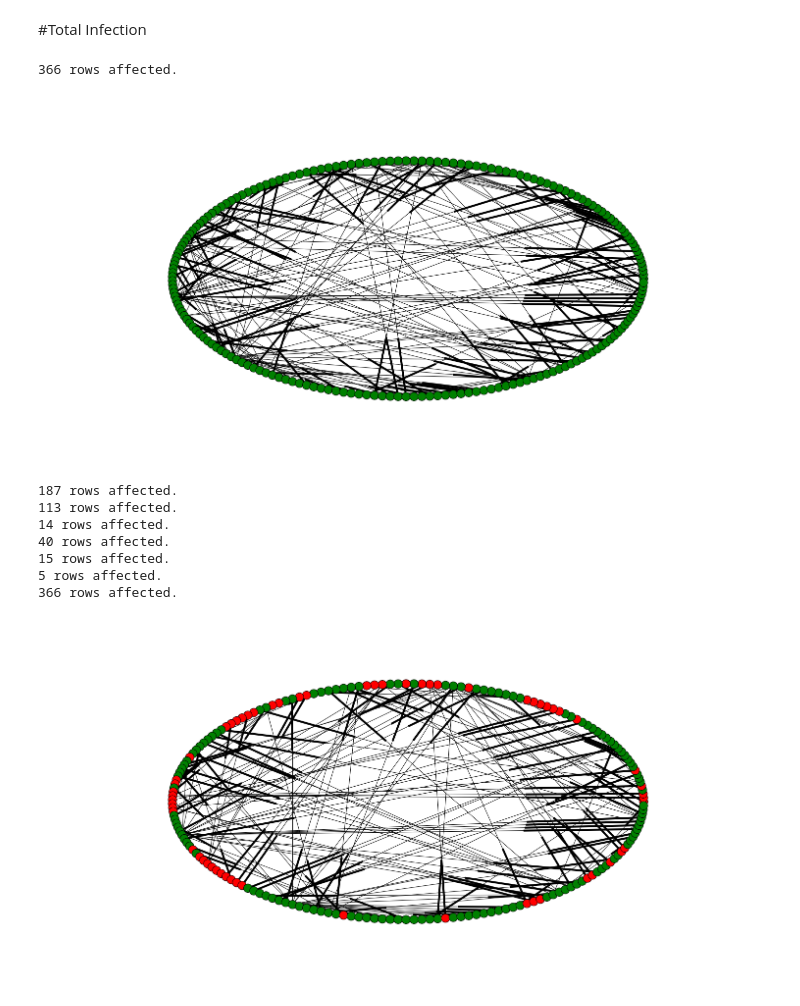
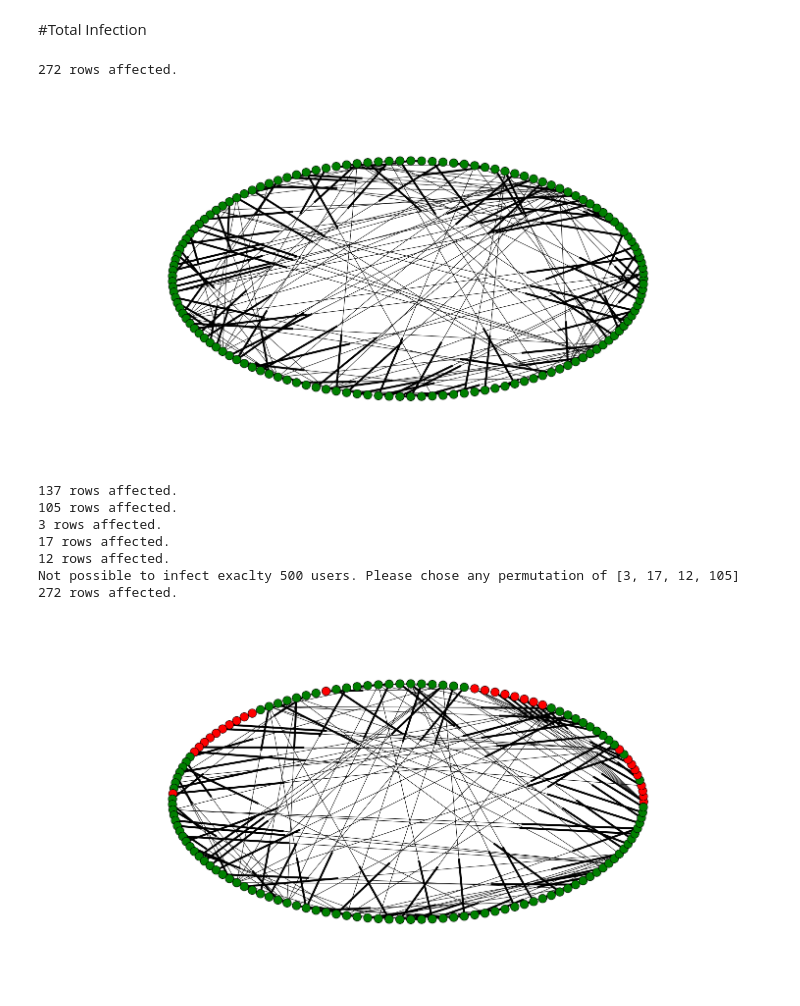
Before and after one commit to nrkfeller/UserInfection, a Jupyter notebook: KA problem.ipynb, the cells around one changed output. Cells and saved outputs as stored; diff of their text form; code cells hidden in the pictures.

```diff
--- a/KA problem.ipynb
+++ b/KA problem.ipynb
@@ -255,21 +255,21 @@ def total_infection():
 
     visualizeNXGraph()
 # %%
-AllUsers = generateUsers(200)
+AllUsers = generateUsers(150)
 # %% [output]
-366 rows affected.
+272 rows affected.
-[figure, old version]
+[figure, new version]
 # %%
-partial_infection(60)
+partial_infection(500)
 # %% [output]
-187 rows affected.
-113 rows affected.
-14 rows affected.
-40 rows affected.
-15 rows affected.
-5 rows affected.
-366 rows affected.
+137 rows affected.
+105 rows affected.
+3 rows affected.
+17 rows affected.
+12 rows affected.
+Not possible to infect exaclty 500 users. Please chose any permutation of [3, 17, 12, 105]
+272 rows affected.
-[figure, old version]
+[figure, new version]
 # %%
 total_infection()
 # %% [output]
```
Also changed, not shown: parts of 2 cells of this notebook, 4 other files.
